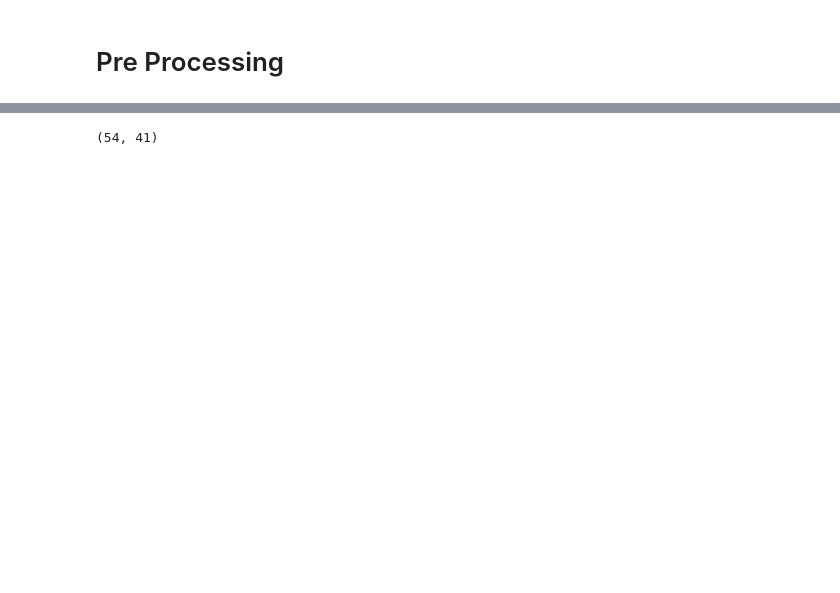
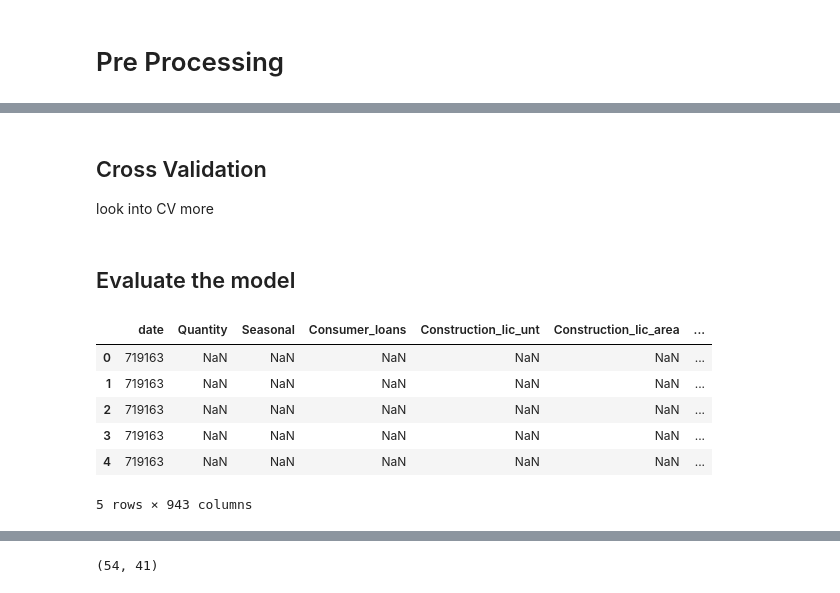
Before and after one commit to JF11579/Adelphi, a Jupyter notebook: Colab_4_Joe_Sandbox.ipynb, the cells around one changed output, grey strips where cells are left out. Drawn from its saved outputs; the diff is of its cells as text; code cells hidden in the pictures; blank space fills up the shorter version.

```diff
--- a/Colab_4_Joe_Sandbox.ipynb
+++ b/Colab_4_Joe_Sandbox.ipynb
@@ -95,0 +381,4 @@ df_returned
+# %% [markdown]
+## Cross Validation
+
+look into CV more
@@ -95,0 +388,2 @@ df_returned
+# %% [markdown]
+## Evaluate the model
@@ -95,0 +394,10 @@ df_returned
+# %%
+data_restored.head()
+# %% [output]
+|  | date | Quantity | Seasonal | Consumer_loans | Construction_lic_unt | Construction_lic_area | ... |
+| 0 | 719163 | NaN | NaN | NaN | NaN | NaN | ... |
+| 1 | 719163 | NaN | NaN | NaN | NaN | NaN | ... |
+| 2 | 719163 | NaN | NaN | NaN | NaN | NaN | ... |
+| 3 | 719163 | NaN | NaN | NaN | NaN | NaN | ... |
+| 4 | 719163 | NaN | NaN | NaN | NaN | NaN | ... |
+5 rows × 943 columns
```
Also changed, not shown: parts of 93 cells of this notebook.
